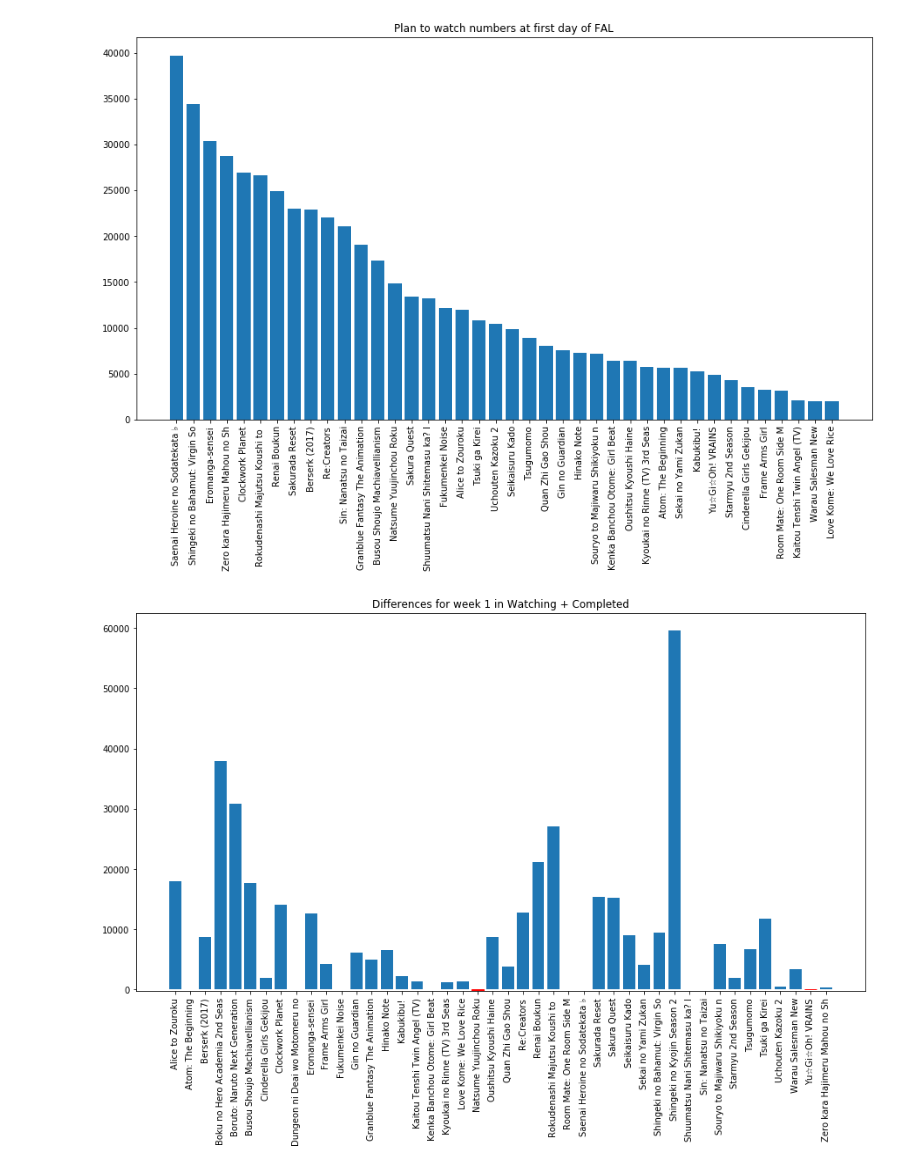
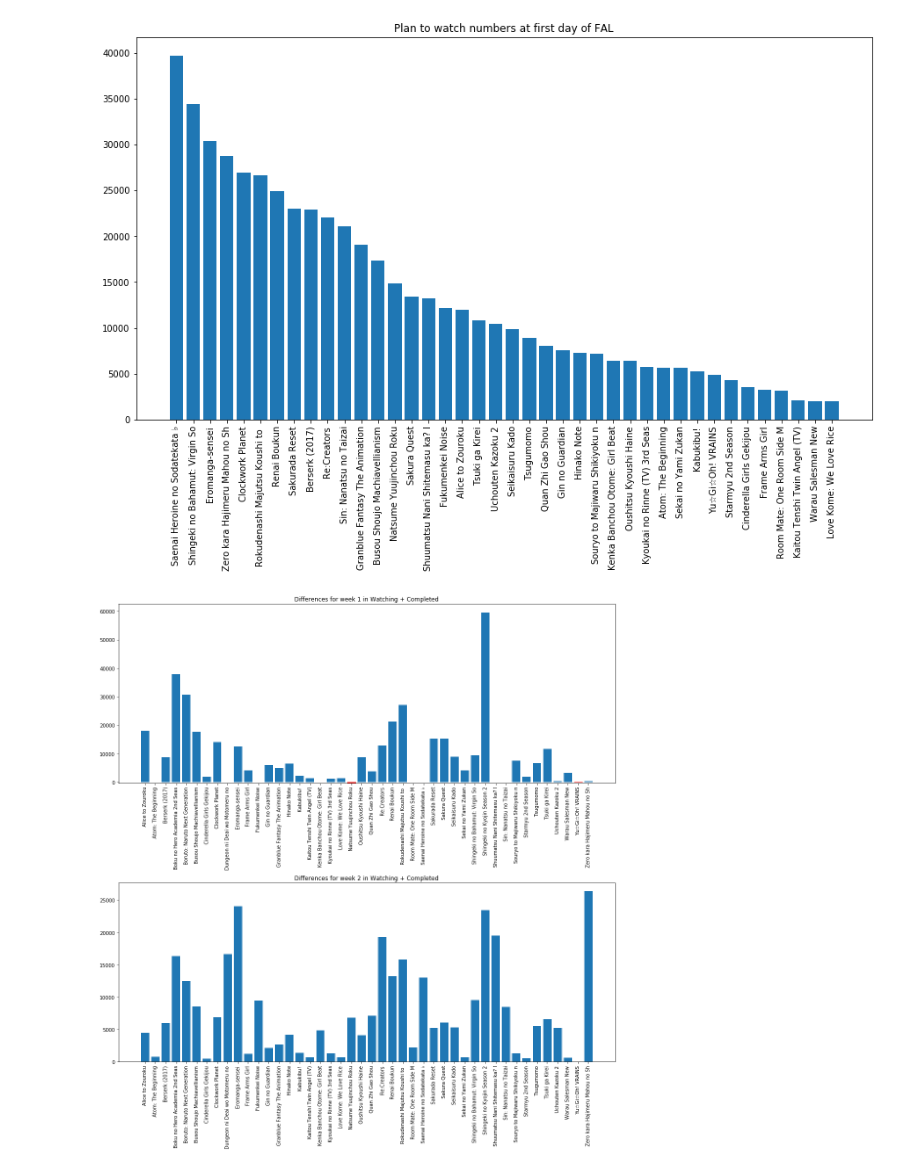
Before and after one commit to leyhline/falchooser, a Jupyter notebook: analysis.ipynb, the cells around one changed output. Drawn from its saved outputs; the diff is of its cells as text; code cells hidden in the pictures.

```diff
--- a/analysis.ipynb
+++ b/analysis.ipynb
@@ -114,29 +114,31 @@ plt.show()
 # %% [output]
 [figure]
 # %%
-weekly_interval = tuple(range(0, up_to_days, 7))
+weekly_interval = tuple(range(0, up_to_days + 1, 7))
 if len(weekly_interval) > 1:
     i = 0
-    fig, axs = plt.subplots(len(weekly_interval) - 1, sharex=True)
+    fig, axs = plt.subplots(len(weekly_interval) - 1)
     fig.set_size_inches(15, 8 * (len(weekly_interval) - 1))
     while i + 1 < len(weekly_interval):
         t0_stats = get_statistics(first_day=weekly_interval[i], last_day=weekly_interval[i])
         t1_stats = get_statistics(first_day=weekly_interval[i+1], last_day=weekly_interval[i+1])
         # TODO Use numpy or pandas.
         diff = zip((stat[watching_index] for stat in t0_stats), (stat[watching_index] for stat in t1_stats))
         diff = tuple(t[1] - t[0] for t in diff)
         if hasattr(axs, "__getitem__"):
             ax = axs[i]
         else:
             ax = axs
         anime_titles = tuple(stat[0][:30] for stat in t0_stats)
-        rects = ax.bar(tuple(range(len(diff))), diff, tick_label=anime_titles)
+        rects = ax.bar(tuple(range(len(diff))), diff)
         negative_rects = filter(lambda x: x.get_y() < 0, rects)
         for rect in negative_rects:
             rect.set_color("r")
+        ax.set_xticklabels(anime_titles, rotation="vertical")
+        ax.set_xticks(tuple(range(len(anime_titles))))
         ax.set_title("Differences for week {} in Watching + Completed".format(i + 1))
         i += 1
-    plt.xticks(tuple(range(len(diff))), rotation="vertical")
+    fig.tight_layout()
     plt.show()
 # %% [output]
-[figure, old version]
+[figure, new version]
```
Also changed, not shown: parts of 2 cells of this notebook.
